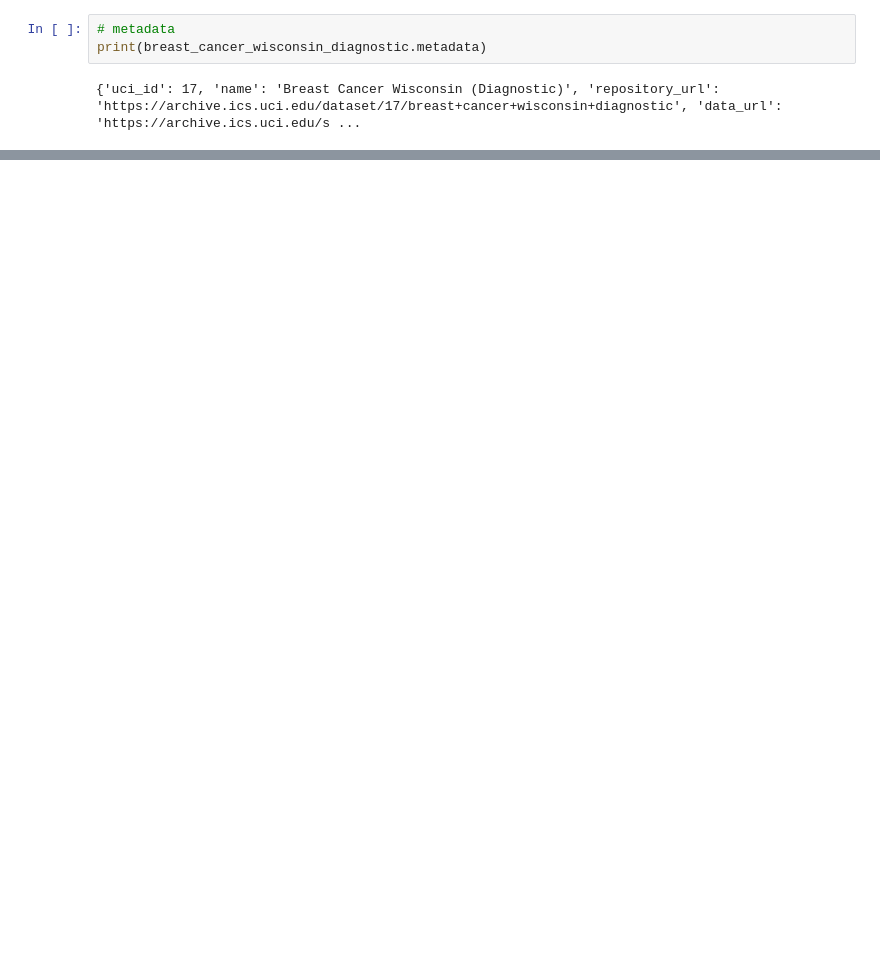
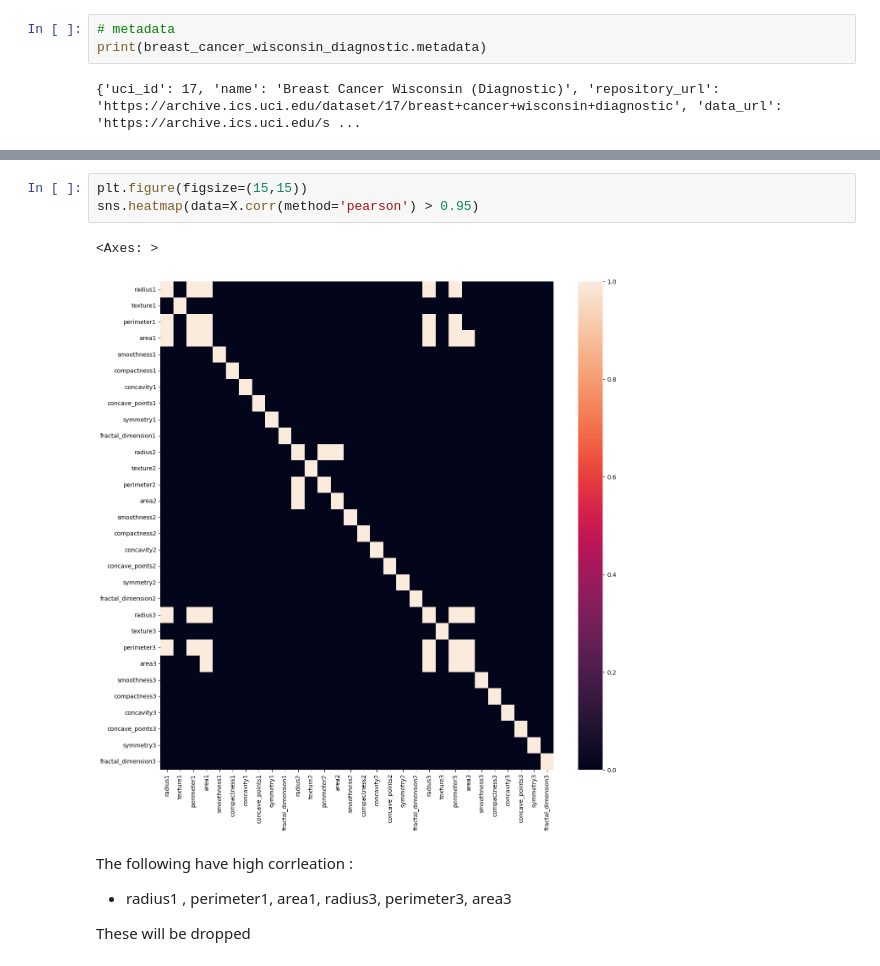
Before and after one commit to aadarsh-siddha/Breast-Cancer-Diagnosis, a Jupyter notebook: EDA.ipynb, the cells around one changed output, grey strips where cells are left out. Saved outputs shown, nothing was run; the diff lists cells and outputs as text; blank space fills up the shorter version.

```diff
--- a/EDA.ipynb
+++ b/EDA.ipynb
@@ -48,0 +56,11 @@ print(breast_cancer_wisconsin_diagnostic.variables)
+# %%
+plt.figure(figsize=(15,15))
+sns.heatmap(data=X.corr(method='pearson') > 0.95)
+# %% [output]
+<Axes: >
+[figure, added]
+# %% [markdown]
+The following have high corrleation :
+- radius1 , perimeter1, area1, radius3, perimeter3, area3
+
+These will be dropped
```
Also changed, not shown: parts of 20 cells of this notebook, 1 other file.
